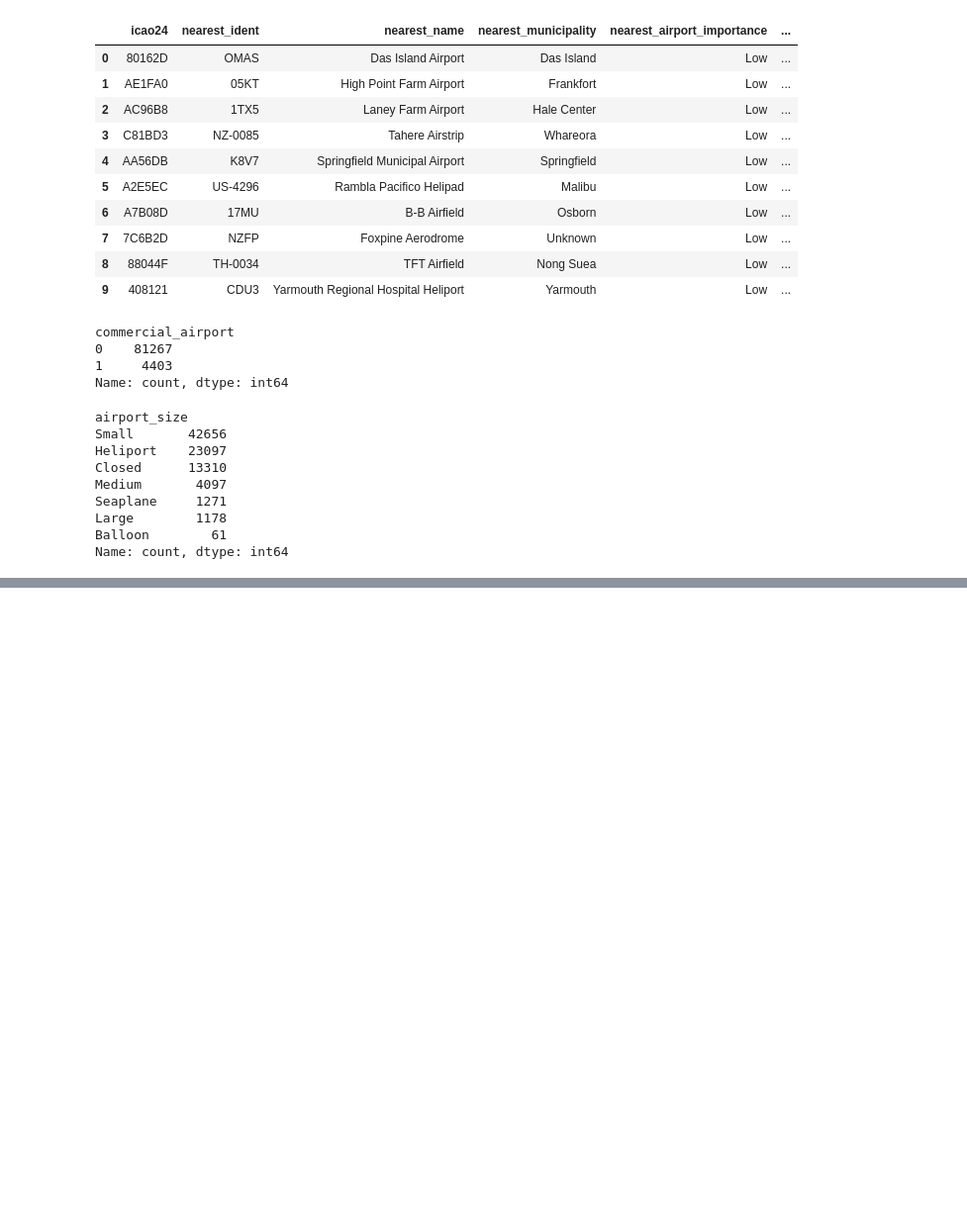
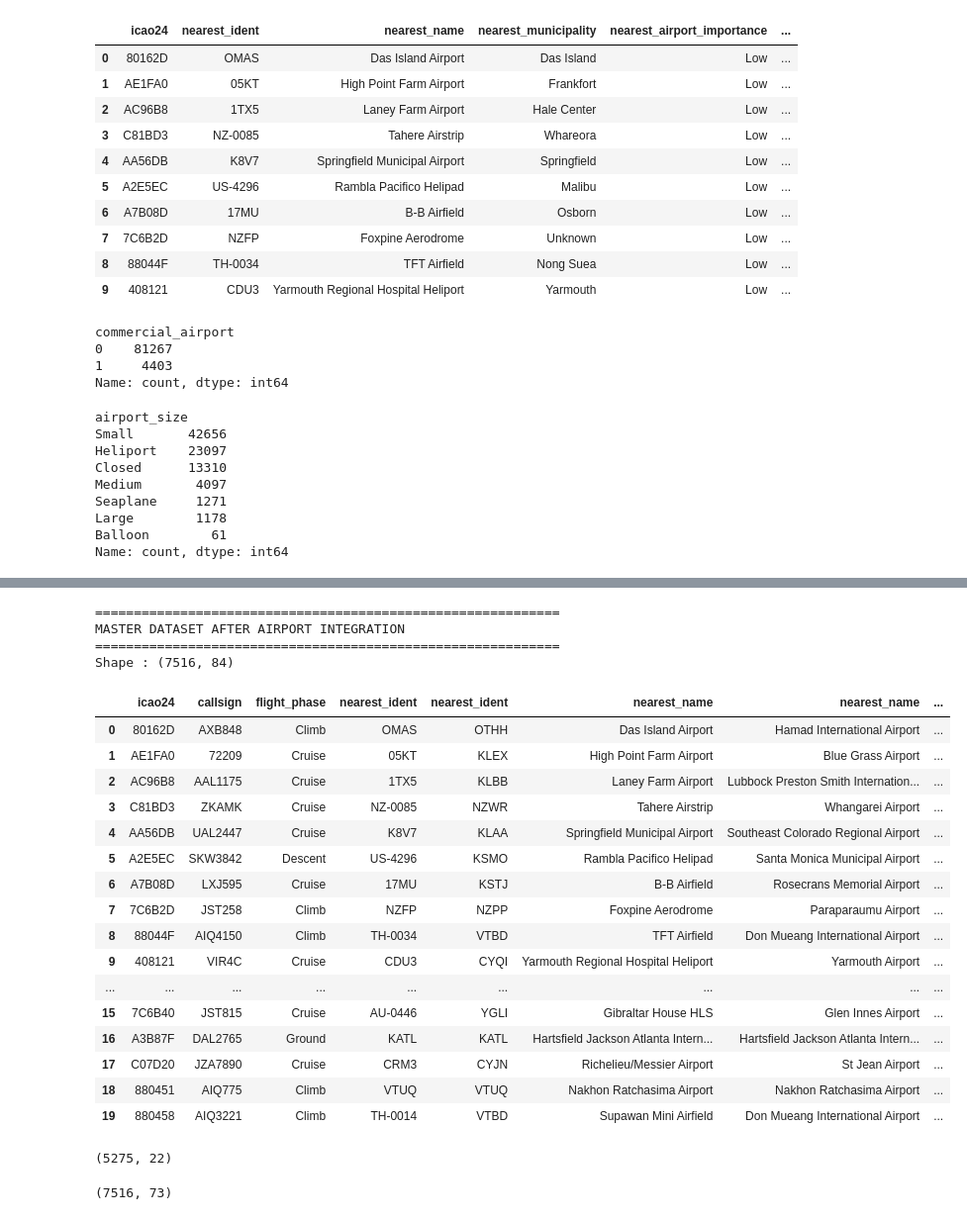
Before and after one commit to darshan-vgithub/Intelligent-Flight-Operations-Analytics-and-Decision-Support-Dashboard, a Jupyter notebook: notebooks/06_Master_Dataset_Integration.ipynb, the cells around one changed output, grey strips where cells are left out. Shown at 99% size. Cells and saved outputs as stored; diff of their text form; code cells hidden in the pictures; blank space fills up the shorter version.

Commit message:
notebooks/06_Master_Dataset_Integration.ipynb: finished the opensky, aircraft and airports integration to one data

```diff
--- a/notebooks/06_Master_Dataset_Integration.ipynb
+++ b/notebooks/06_Master_Dataset_Integration.ipynb
@@ -270,0 +363,72 @@ Name: count, dtype: int64
+# %%
+# =====================================================
+# Attach Airport Information
+# =====================================================
+
+nearest_airport = airport_locations.iloc[
+    indices.flatten()
+].reset_index(drop=True)
+
+nearest_airport = nearest_airport.add_prefix("nearest_")
+
+master = pd.concat(
+    [
+        master.reset_index(drop=True),
+        nearest_airport
+    ],
+    axis=1
+)
+# %%
+print("=" * 60)
+print("MASTER DATASET AFTER AIRPORT INTEGRATION")
+print("=" * 60)
+
+print("Shape :", master.shape)
+
+master[
+    [
+        "icao24",
+        "callsign",
+        "flight_phase",
+        "nearest_ident",
+        "nearest_name",
+        "nearest_municipality",
+        "nearest_airport_size",
+        "nearest_airport_importance",
+        "distance_to_airport_km"
+    ]
+].head(20)
+# %% [output]
+============================================================
+MASTER DATASET AFTER AIRPORT INTEGRATION
+============================================================
+Shape : (7516, 84)
+|  | icao24 | callsign | flight_phase | nearest_ident | nearest_ident | nearest_name | nearest_name | ... |
+| 0 | 80162D | AXB848 | Climb | OMAS | OTHH | Das Island Airport | Hamad International Airport | ... |
+| 1 | AE1FA0 | 72209 | Cruise | 05KT | KLEX | High Point Farm Airport | Blue Grass Airport | ... |
+| 2 | AC96B8 | AAL1175 | Cruise | 1TX5 | KLBB | Laney Farm Airport | Lubbock Preston Smith Internation... | ... |
+| 3 | C81BD3 | ZKAMK | Cruise | NZ-0085 | NZWR | Tahere Airstrip | Whangarei Airport | ... |
+| 4 | AA56DB | UAL2447 | Cruise | K8V7 | KLAA | Springfield Municipal Airport | Southeast Colorado Regional Airport | ... |
+| 5 | A2E5EC | SKW3842 | Descent | US-4296 | KSMO | Rambla Pacifico Helipad | Santa Monica Municipal Airport | ... |
+| 6 | A7B08D | LXJ595 | Cruise | 17MU | KSTJ | B-B Airfield | Rosecrans Memorial Airport | ... |
+| 7 | 7C6B2D | JST258 | Climb | NZFP | NZPP | Foxpine Aerodrome | Paraparaumu Airport | ... |
+| 8 | 88044F | AIQ4150 | Climb | TH-0034 | VTBD | TFT Airfield | Don Mueang International Airport | ... |
+| 9 | 408121 | VIR4C | Cruise | CDU3 | CYQI | Yarmouth Regional Hospital Heliport | Yarmouth Airport | ... |
+| ... | ... | ... | ... | ... | ... | ... | ... | ... |
+| 15 | 7C6B40 | JST815 | Cruise | AU-0446 | YGLI | Gibraltar House HLS | Glen Innes Airport | ... |
+| 16 | A3B87F | DAL2765 | Ground | KATL | KATL | Hartsfield Jackson Atlanta Intern... | Hartsfield Jackson Atlanta Intern... | ... |
+| 17 | C07D20 | JZA7890 | Cruise | CRM3 | CYJN | Richelieu/Messier Airport | St Jean Airport | ... |
+| 18 | 880451 | AIQ775 | Climb | VTUQ | VTUQ | Nakhon Ratchasima Airport | Nakhon Ratchasima Airport | ... |
+| 19 | 880458 | AIQ3221 | Climb | TH-0014 | VTBD | Supawan Mini Airfield | Don Mueang International Airport | ... |
+# %%
+print(airline_airports.shape)
+# %% [output]
+(5275, 22)
+# %%
+# Remove previously added airport columns (if any)
+
+master = master.loc[:, ~master.columns.duplicated()]
+
+print(master.shape)
+# %% [output]
+(7516, 73)
```
Also changed, not shown: parts of 6 cells of this notebook.
